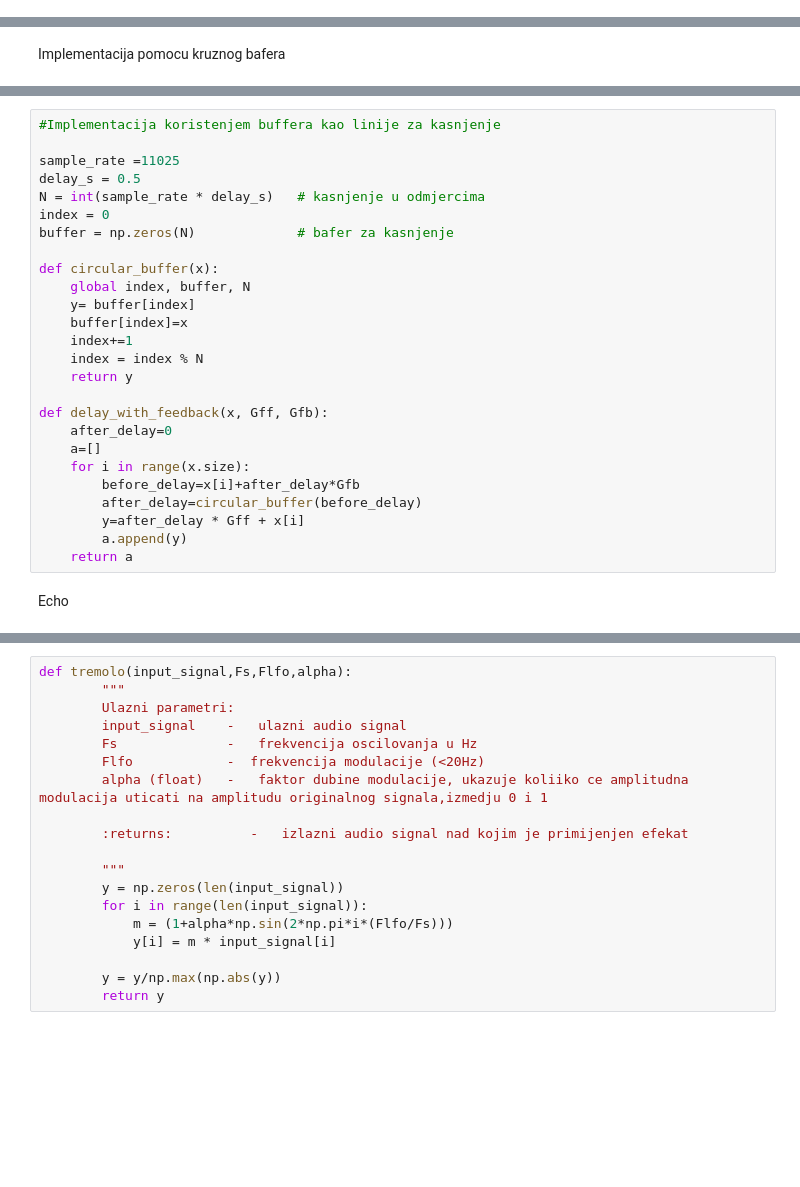
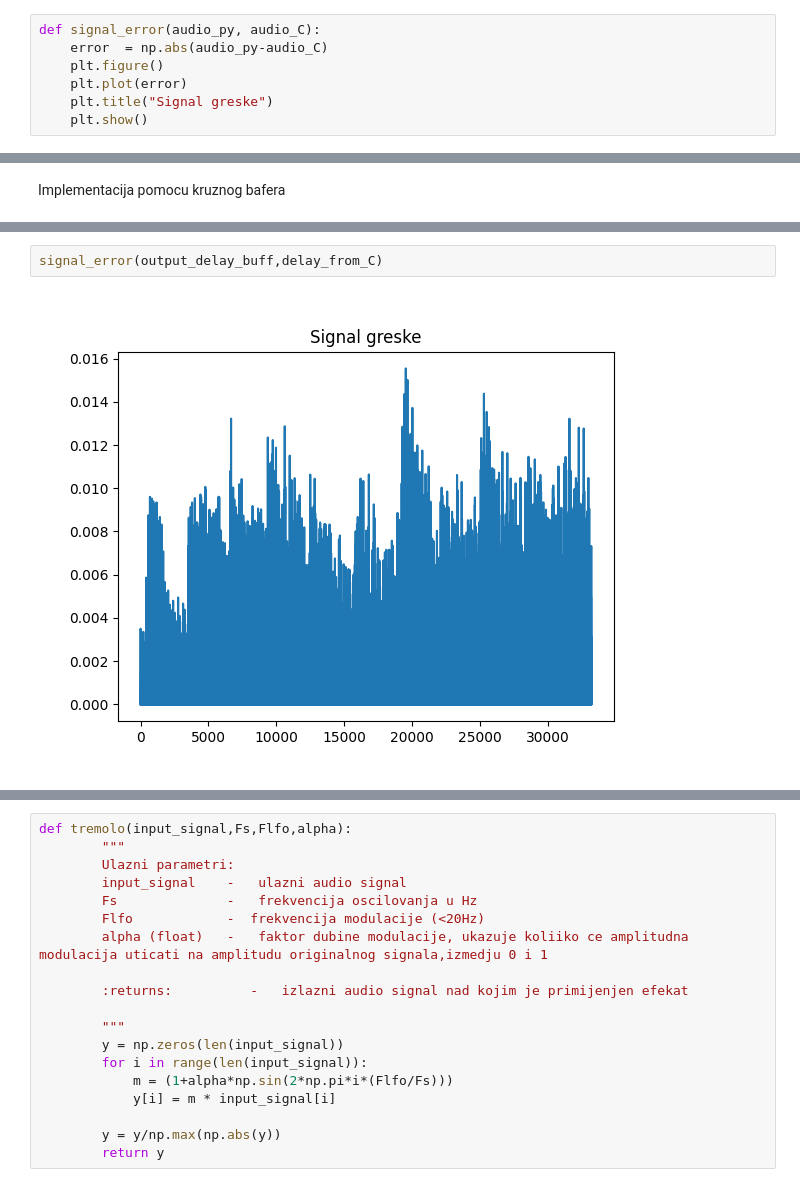
Before and after one commit to LTamara1013/SDOS, a Jupyter notebook: Python/Efekti.ipynb, the cells around one changed output, grey strips where cells are left out. Saved outputs shown, nothing was run; the diff lists cells and outputs as text; blank space fills up the shorter version.

```diff
--- a/Python/Efekti.ipynb
+++ b/Python/Efekti.ipynb
@@ -84,0 +89,7 @@ def plotSignals(input_signal,output_signal):
+# %%
+def signal_error(audio_py, audio_C):
+    error  = np.abs(audio_py-audio_C)
+    plt.figure()
+    plt.plot(error)
+    plt.title("Signal greske")
+    plt.show()
@@ -127,32 +169,8 @@ Audio(output_delay_buff,rate=Fs)
+# %%
+signal_error(output_delay_buff,delay_from_C)
+# %% [output]
+[figure, added]
 # %% [markdown]
 Delay sa feedback petljom implementiran na principu dijagrama prikazanog ispod:
 
 ![](basic_delay_unit_with_feedback.png)
-# %%
-#Implementacija koristenjem buffera kao linije za kasnjenje
-
-sample_rate =11025
-delay_s = 0.5
-N = int(sample_rate * delay_s)   # kasnjenje u odmjercima
-index = 0
-buffer = np.zeros(N)             # bafer za kasnjenje
-
-def circular_buffer(x):
-    global index, buffer, N
-    y= buffer[index]
-    buffer[index]=x
-    index+=1
-    index = index % N
-    return y
-
-def delay_with_feedback(x, Gff, Gfb):
-    after_delay=0
-    a=[]
-    for i in range(x.size):
-        before_delay=x[i]+after_delay*Gfb
-        after_delay=circular_buffer(before_delay)
-        y=after_delay * Gff + x[i]
-        a.append(y)
-    return a
-# %% [markdown]
-Echo
```
Also changed, not shown: parts of 26 cells of this notebook, 5 other files.
